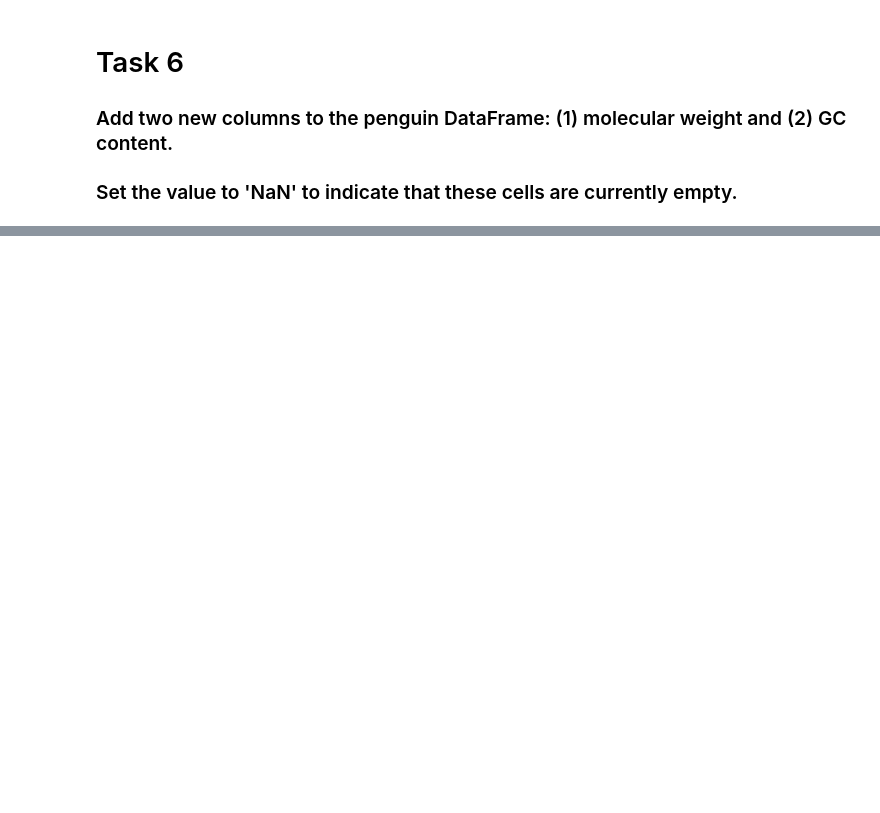
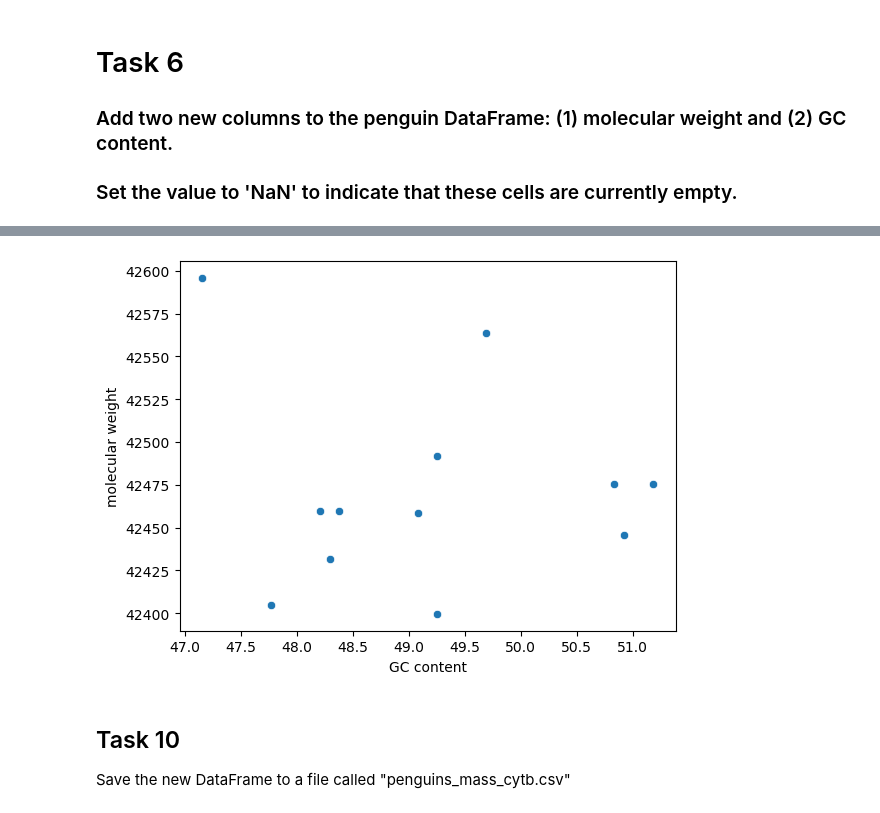
Before and after one commit to 0Yue0/BCB546-PythonHW_Spring2023, a Jupyter notebook: Yue_Python.ipynb, the cells around one changed output, grey strips where cells are left out. Cells and saved outputs as stored; diff of their text form; code cells hidden in the pictures; blank space fills up the shorter version.

```diff
--- a/Yue_Python.ipynb
+++ b/Yue_Python.ipynb
@@ -542,0 +371,14 @@ Note: you may need to restart the kernel to use updated packages.
+# %%
+#fig9 = sns.barplot(x = 'GC content', y = 'molecular weight', data = df_for_plot)
+
+#fig9 = sns.regplot(x = 'GC content', y = 'molecular weight', data = df_for_plot)
+
+
+fig9 = sns.scatterplot(x='GC content', y='molecular weight', data=df_for_plot)
+# %% [output]
+[figure, added]
+# %% [markdown]
+## Task 10
+
+
+Save the new DataFrame to a file called "penguins_mass_cytb.csv"
```
Also changed, not shown: parts of 44 cells of this notebook.
